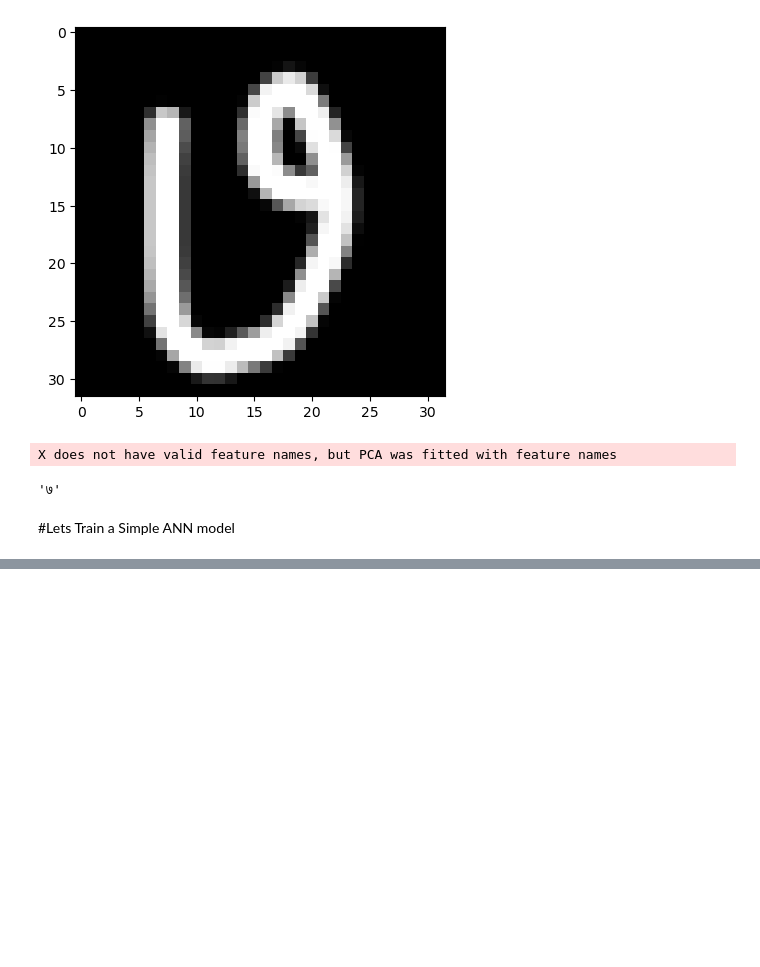
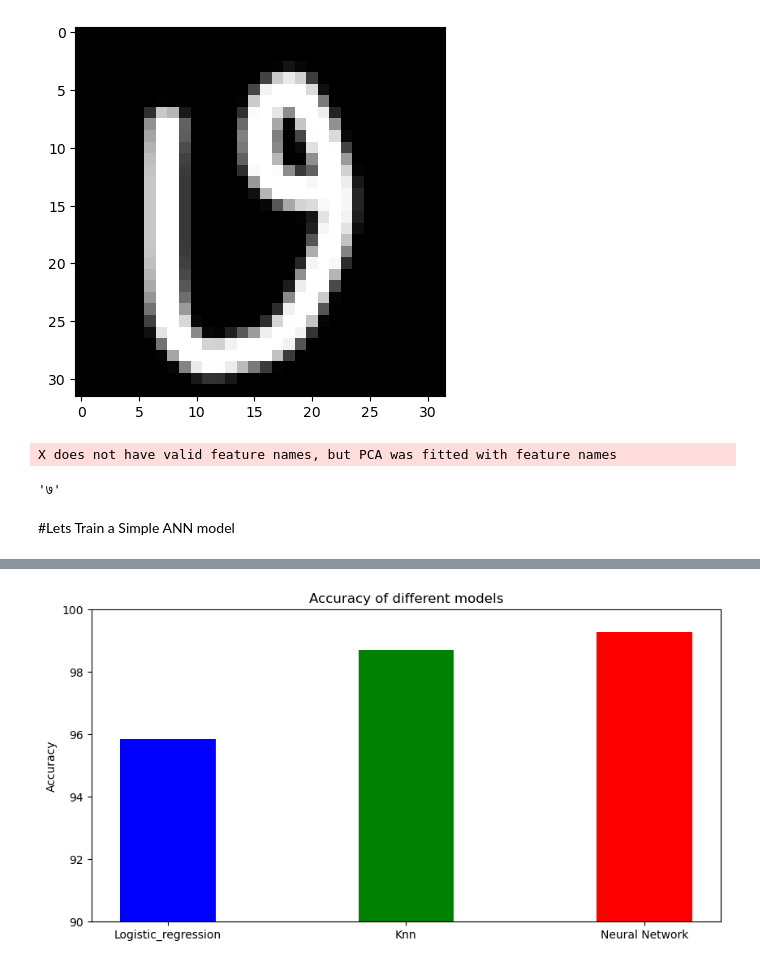
Before and after one commit to PratyushKattel/Digit_classifier, a Jupyter notebook: notebooks/classifying_digits.ipynb, the cells around one changed output, grey strips where cells are left out. Saved outputs shown, nothing was run; the diff lists cells and outputs as text; code cells hidden in the pictures; blank space fills up the shorter version.

```diff
--- a/notebooks/classifying_digits.ipynb
+++ b/notebooks/classifying_digits.ipynb
@@ -97,4 +112,4 @@ weighted avg       0.98      0.98      0.98      4000
 # %%
-print(accuracy_score(y_test,y_pred))
+accuracy_score_knn=accuracy_score(y_test,y_pred_knn)*100
 print(classification_report(y_test,y_pred))
 # %% [output]
@@ -217,3 +242,12 @@ Epoch 39: early stopping
+# %%
+plt.figure(figsize=(10,5))
+plt.bar([0,1,2],[with_pc,accuracy_score_knn,neural_network_acc],tick_label=['Logistic_regression','Knn','Neural Network'],color=['blue','green','red'],width=0.4)
+plt.title('Accuracy of different models')
+plt.ylabel('Accuracy')
+plt.ylim(90,100)
+plt.show()
+# %% [output]
+[figure, added]
 # %%
 
 model.save('E:\\3rd sem proj\\fds ko project\\archive\\models\\digits_model_no_pca.h5')
```
Also changed, not shown: parts of 11 cells of this notebook, 2 other files.
